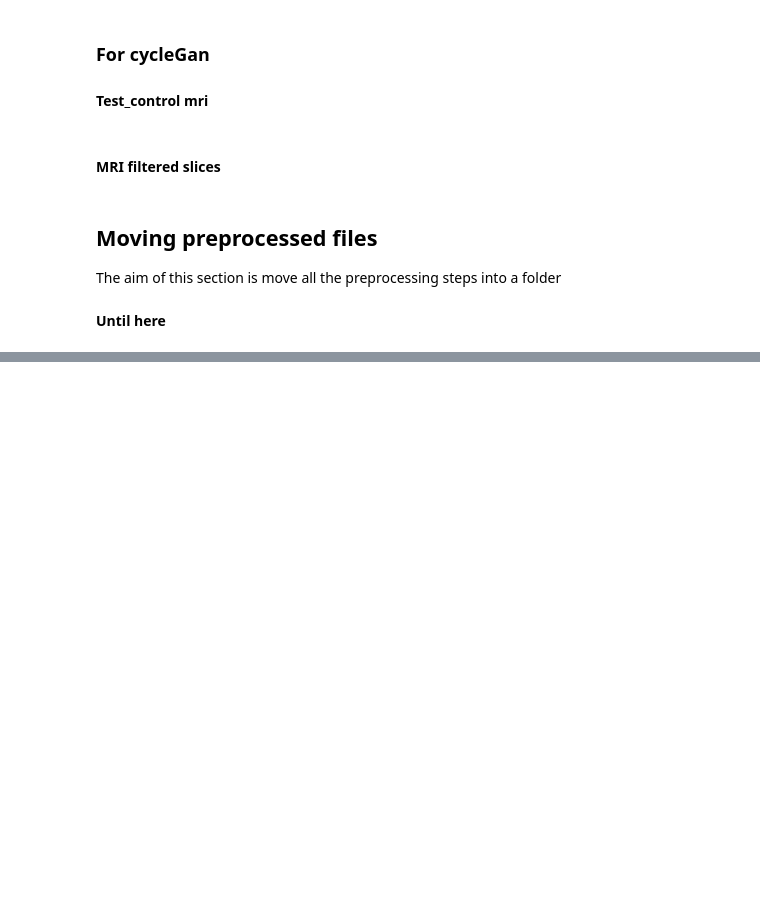
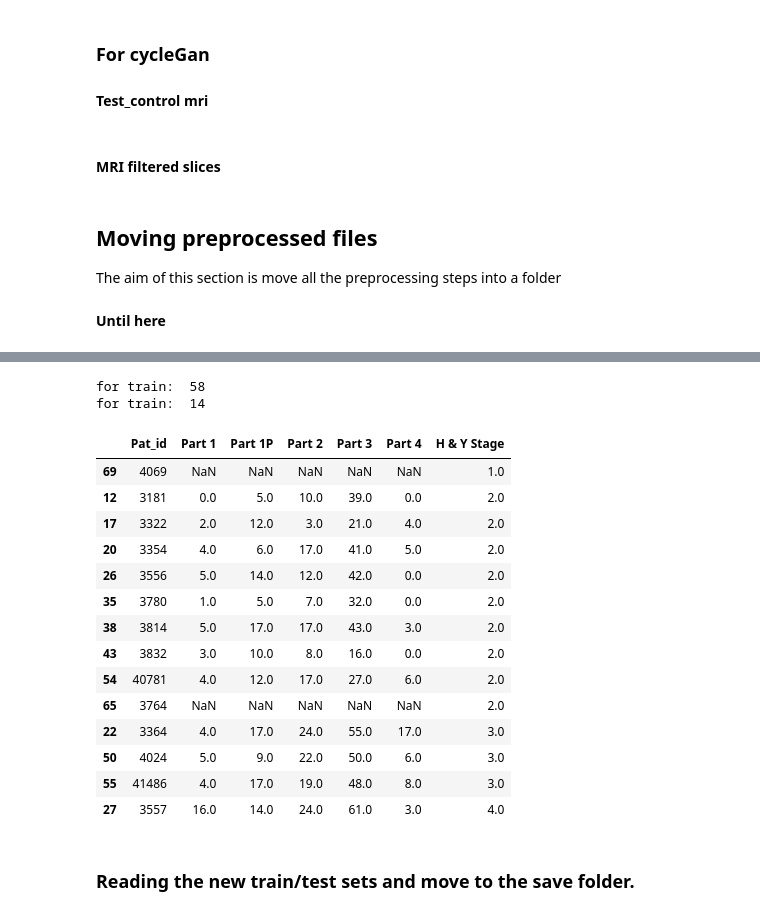
Before and after one commit to FranklinSierra/T1-SPECT-PD-translation, a Jupyter notebook: generalNotebooks/multiPurposes.ipynb, the cells around one changed output, grey strips where cells are left out. Cells and saved outputs as stored; diff of their text form; code cells hidden in the pictures; blank space fills up the shorter version.

```diff
--- a/generalNotebooks/multiPurposes.ipynb
+++ b/generalNotebooks/multiPurposes.ipynb
@@ -429,0 +497,42 @@ for case in cases[:2]:
+# %%
+# choosing randomly some PD subjects for train/test sets
+random_seed = 14
+
+stg_1_sample = 3
+stg_2_sample = 38
+stg_3_sample = 15
+stg_4_sample = 1
+stg_5_sample = 1
+
+#for train
+stg_1_train = stage_1.sample(stg_1_sample, random_state=random_seed)
+stg_2_train = stage_2.sample(stg_2_sample, random_state=random_seed)
+stg_3_train = stage_3.sample(stg_3_sample, random_state=random_seed)
+stg_4_train = stage_4.sample(stg_4_sample, random_state=random_seed)
+stg_5_train = stage_5.sample(stg_5_sample, random_state=random_seed)
+
+stg_1_patients_train = list(stg_1_train["Pat_id"].values)
+stg_2_patients_train = list(stg_2_train["Pat_id"].values)
+stg_3_patients_train = list(stg_3_train["Pat_id"].values)
+stg_4_patients_train = list(stg_4_train["Pat_id"].values)
+stg_5_patients_train = list(stg_5_train["Pat_id"].values)
+
+train_df = pd.concat([stg_1_train, stg_2_train, stg_3_train, stg_4_train, stg_5_train])
+print("for train: ", len(train_df))
+
+#for test
+stg_1_test = stage_1[~stage_1["Pat_id"].isin(stg_1_patients_train)]
+stg_2_test = stage_2[~stage_2["Pat_id"].isin(stg_2_patients_train)]
+stg_3_test = stage_3[~stage_3["Pat_id"].isin(stg_3_patients_train)]
+stg_4_test = stage_4[~stage_4["Pat_id"].isin(stg_4_patients_train)]
+
+stg_1_patients_test = list(stg_1_test["Pat_id"].values)
+stg_2_patients_test = list(stg_2_test["Pat_id"].values)
+stg_3_patients_test = list(stg_3_test["Pat_id"].values)
+stg_4_patients_test = list(stg_4_test["Pat_id"].values)
+
+test_df = pd.concat([stg_1_test, stg_2_test, stg_3_test, stg_4_test])
+print("for train: ", len(test_df))
+# %% [output]
+for train:  58
+for train:  14
@@ -429,0 +542,18 @@ for case in cases[:2]:
+# %%
+test_df
+# %% [output]
+|  | Pat_id | Part 1 | Part 1P | Part 2 | Part 3 | Part 4 | H & Y Stage |
+| 69 | 4069 | NaN | NaN | NaN | NaN | NaN | 1.0 |
+| 12 | 3181 | 0.0 | 5.0 | 10.0 | 39.0 | 0.0 | 2.0 |
+| 17 | 3322 | 2.0 | 12.0 | 3.0 | 21.0 | 4.0 | 2.0 |
+| 20 | 3354 | 4.0 | 6.0 | 17.0 | 41.0 | 5.0 | 2.0 |
+| 26 | 3556 | 5.0 | 14.0 | 12.0 | 42.0 | 0.0 | 2.0 |
+| 35 | 3780 | 1.0 | 5.0 | 7.0 | 32.0 | 0.0 | 2.0 |
+| 38 | 3814 | 5.0 | 17.0 | 17.0 | 43.0 | 3.0 | 2.0 |
+| 43 | 3832 | 3.0 | 10.0 | 8.0 | 16.0 | 0.0 | 2.0 |
+| 54 | 40781 | 4.0 | 12.0 | 17.0 | 27.0 | 6.0 | 2.0 |
+| 65 | 3764 | NaN | NaN | NaN | NaN | NaN | 2.0 |
+| 22 | 3364 | 4.0 | 17.0 | 24.0 | 55.0 | 17.0 | 3.0 |
+| 50 | 4024 | 5.0 | 9.0 | 22.0 | 50.0 | 6.0 | 3.0 |
+| 55 | 41486 | 4.0 | 17.0 | 19.0 | 48.0 | 8.0 | 3.0 |
+| 27 | 3557 | 16.0 | 14.0 | 24.0 | 61.0 | 3.0 | 4.0 |
@@ -429,0 +565,2 @@ for case in cases[:2]:
+# %% [markdown]
+### Reading the new train/test sets and move to the save folder.
```
Also changed, not shown: parts of 34 cells of this notebook, 13 other files.
